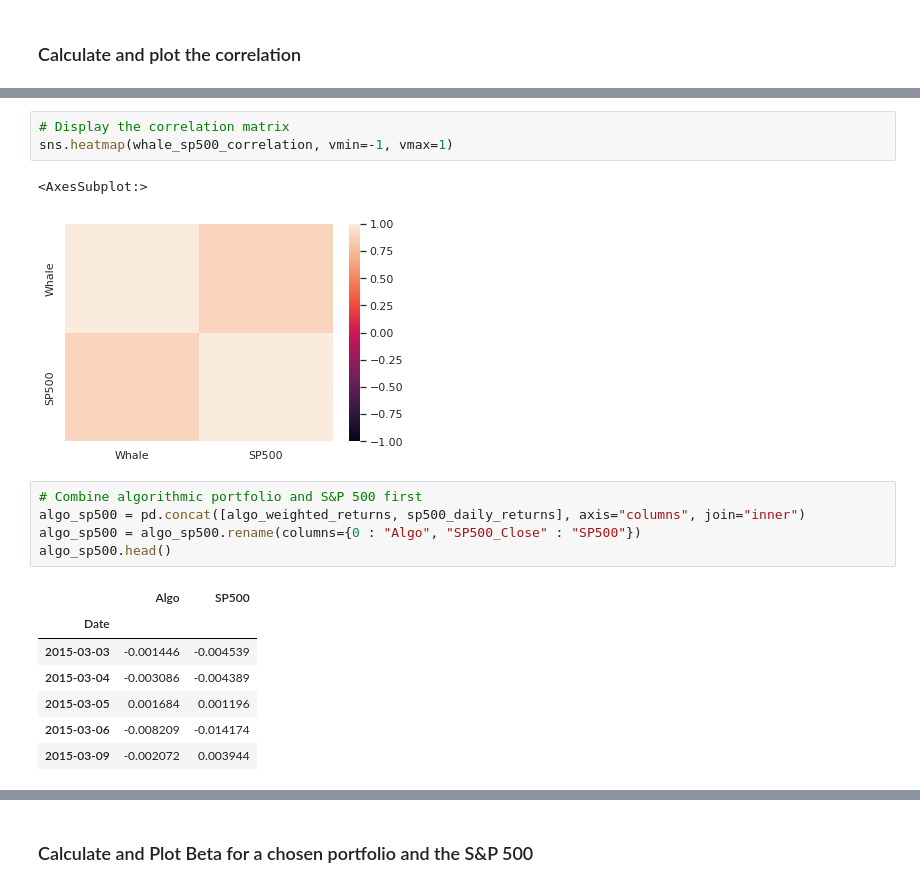
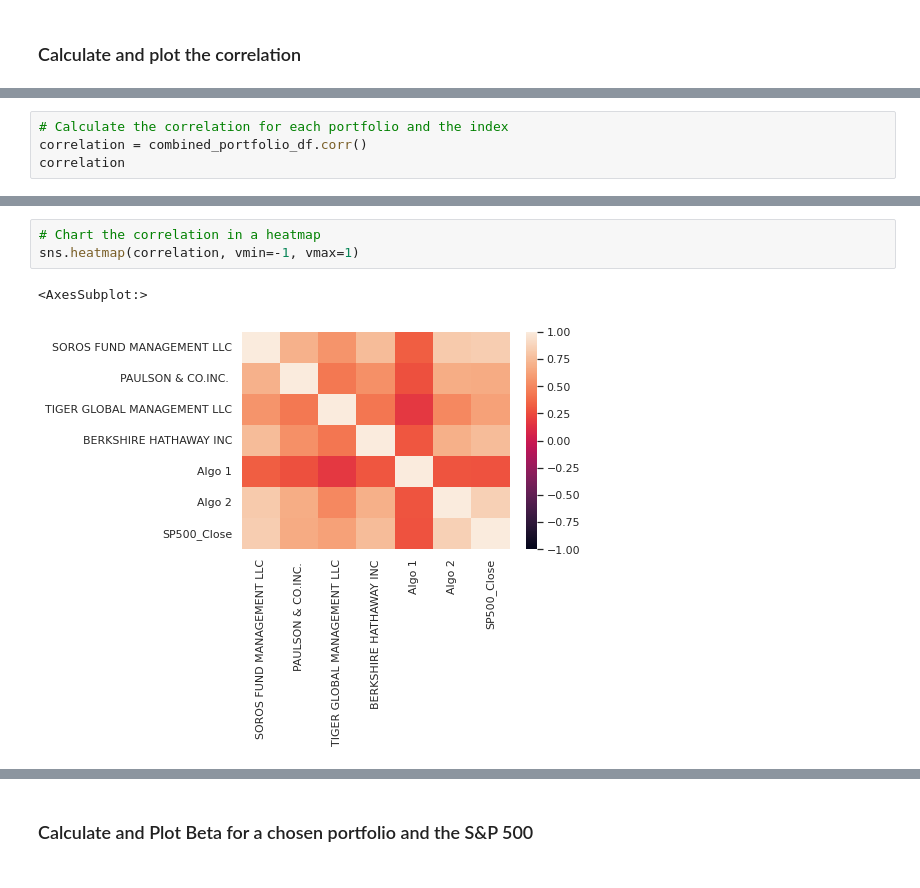
Before and after one commit to gadam/fintech_assessment_03, a Jupyter notebook: whale_analysis.ipynb, the cells around one changed output, grey strips where cells are left out. Saved outputs shown, nothing was run; the diff lists cells and outputs as text.

Commit message:
Cleaned up  with more markdowns & removed weighted

```diff
--- a/whale_analysis.ipynb
+++ b/whale_analysis.ipynb
@@ -501,0 +475,4 @@ whale_sp500_correlation
+# %%
+# Calculate the correlation for each portfolio and the index
+correlation = combined_portfolio_df.corr()
+correlation
@@ -502,19 +488,6 @@ whale_sp500_correlation
 # %%
-# Display the correlation matrix
-sns.heatmap(whale_sp500_correlation, vmin=-1, vmax=1)
+# Chart the correlation in a heatmap
+sns.heatmap(correlation, vmin=-1, vmax=1)
 # %% [output]
 <AxesSubplot:>
-[figure, old version]
+[figure, new version]
-# %%
-# Combine algorithmic portfolio and S&P 500 first
-algo_sp500 = pd.concat([algo_weighted_returns, sp500_daily_returns], axis="columns", join="inner")
-algo_sp500 = algo_sp500.rename(columns={0 : "Algo", "SP500_Close" : "SP500"})
-algo_sp500.head()
-# %% [output]
-|  | Algo | SP500 |
-| Date |  |  |
-| 2015-03-03 | -0.001446 | -0.004539 |
-| 2015-03-04 | -0.003086 | -0.004389 |
-| 2015-03-05 | 0.001684 | 0.001196 |
-| 2015-03-06 | -0.008209 | -0.014174 |
-| 2015-03-09 | -0.002072 | 0.003944 |
```
Also changed, not shown: parts of 43 cells of this notebook.
